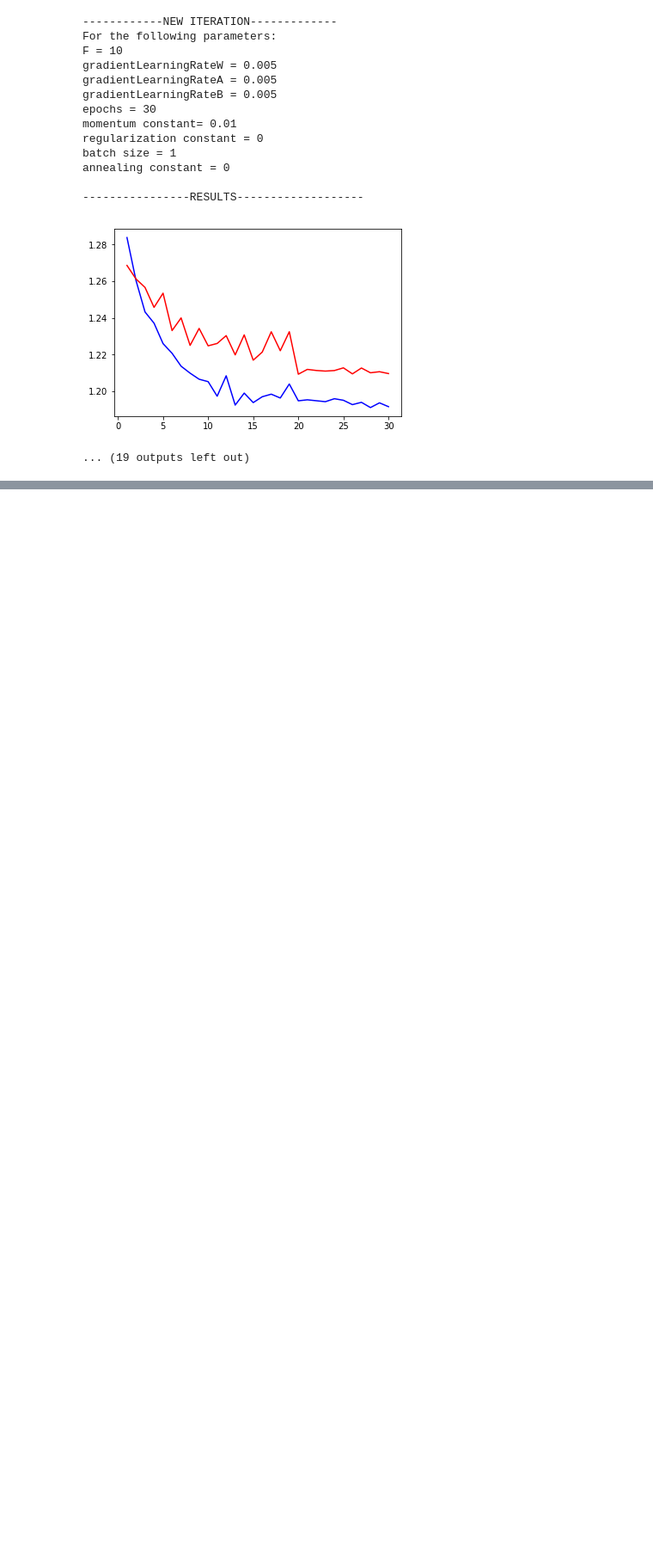
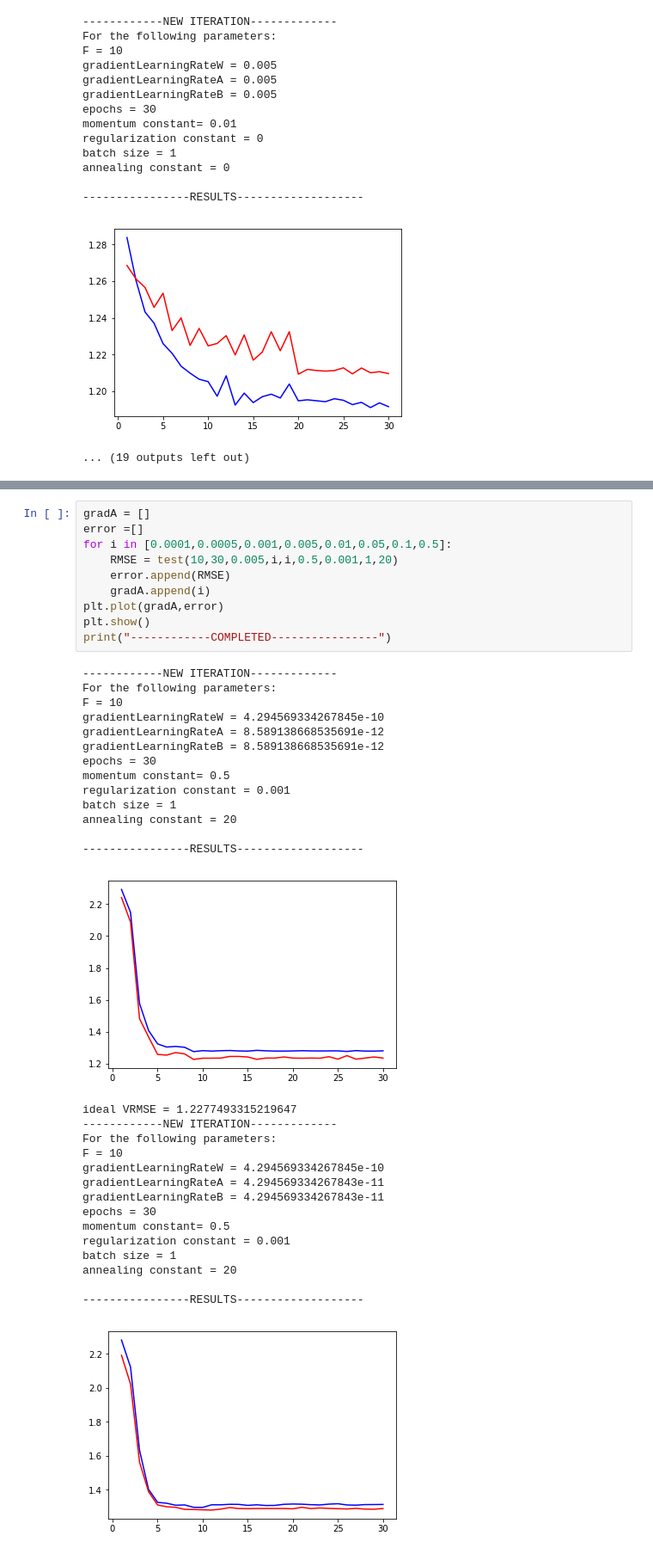
Before and after one commit to coffeebenzene/networked-life-rbm, a Jupyter notebook: studentcode/RBM_ParameterSearch.ipynb, the cells around one changed output, grey strips where cells are left out. Shown at 86% size. Drawn from its saved outputs; the diff is of its cells as text; blank space fills up the shorter version.

```diff
--- a/studentcode/RBM_ParameterSearch.ipynb
+++ b/studentcode/RBM_ParameterSearch.ipynb
@@ -755,0 +1036,40 @@ KeyboardInterrupt:
+# %%
+gradA = []
+error =[]
+for i in [0.0001,0.0005,0.001,0.005,0.01,0.05,0.1,0.5]:
+    RMSE = test(10,30,0.005,i,i,0.5,0.001,1,20)
+    error.append(RMSE)
+    gradA.append(i)
+plt.plot(gradA,error)
+plt.show()
+print("------------COMPLETED----------------")
+# %% [output]
+------------NEW ITERATION-------------
+For the following parameters:
+F = 10
+gradientLearningRateW = 4.294569334267845e-10
+gradientLearningRateA = 8.589138668535691e-12
+gradientLearningRateB = 8.589138668535691e-12
+epochs = 30
+momentum constant= 0.5
+regularization constant = 0.001
+batch size = 1
+annealing constant = 20
+
+----------------RESULTS-------------------
+[figure, added]
+ideal VRMSE = 1.2277493315219647
+------------NEW ITERATION-------------
+For the following parameters:
+F = 10
+gradientLearningRateW = 4.294569334267845e-10
+gradientLearningRateA = 4.294569334267843e-11
+gradientLearningRateB = 4.294569334267843e-11
+epochs = 30
+momentum constant= 0.5
+regularization constant = 0.001
+batch size = 1
+annealing constant = 20
+
+----------------RESULTS-------------------
+[figure, added]
```
Also changed, not shown: parts of 8 cells of this notebook, 1 other file.
